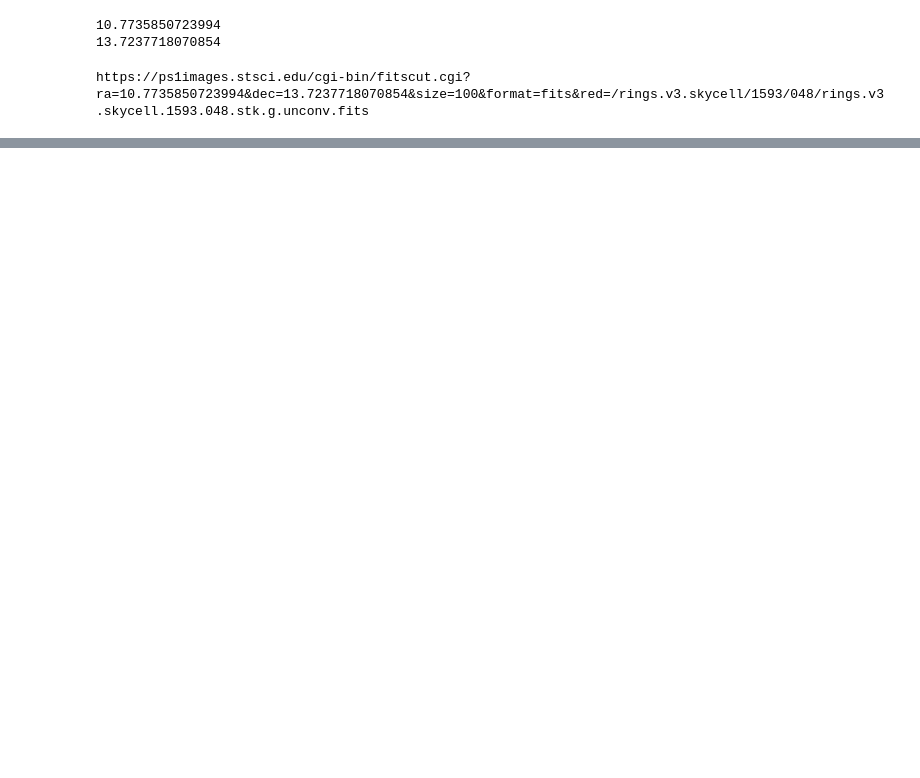
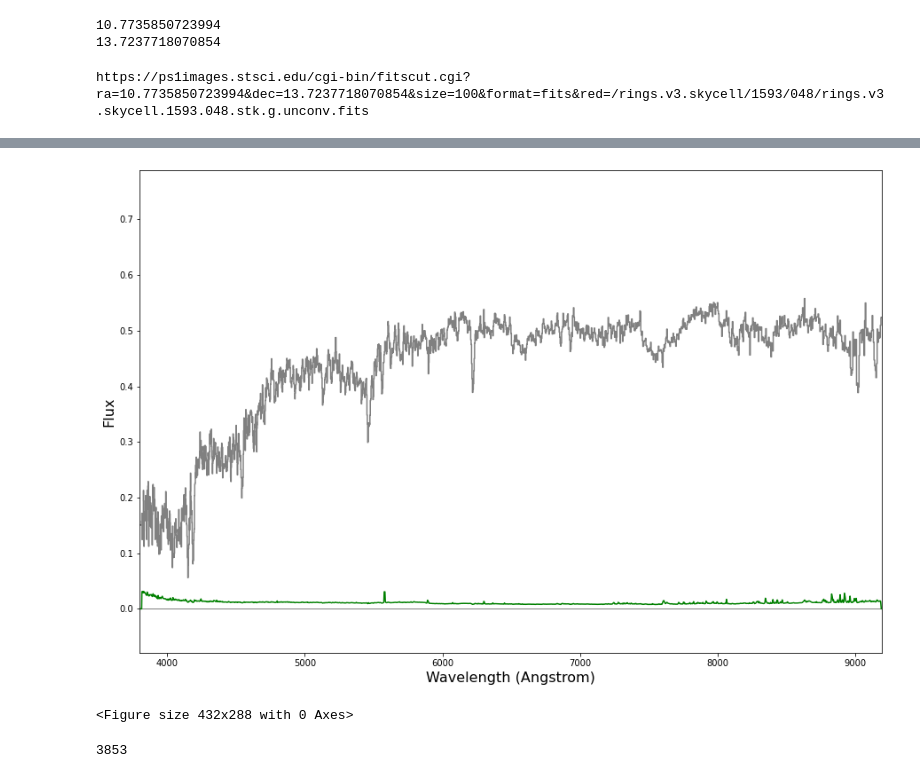
Before and after one commit to samw187/spectra, a Jupyter notebook: Untitled.ipynb, the cells around one changed output, grey strips where cells are left out. Drawn from its saved outputs; the diff is of its cells as text; code cells hidden in the pictures; blank space fills up the shorter version.

```diff
--- a/Untitled.ipynb
+++ b/Untitled.ipynb
@@ -91,0 +232,5 @@ https://ps1images.stsci.edu/cgi-bin/fitscut.cgi?ra=10.7735850723994&dec=13.72377
+# %%
+flux = (2.99792458*10**-5 * 0.001241639954969287/(6201.2**2))
+            #flux2 = (2.99792458*10**-5 * Jy2/(6201.2**2))
+            #flux3 = (2.99792458*10**-5 * Jy3/(6201.2**2))
+flux /= 10**-17
@@ -91,0 +241,15 @@ https://ps1images.stsci.edu/cgi-bin/fitscut.cgi?ra=10.7735850723994&dec=13.72377
+# %%
+origspec = origspec/flux
+origerrs = origerrs/flux
+# %%
+mspec = XSpectrum1D(newwave, np.array(origspec), np.array(origerrs))
+plt.figure(figsize = (15,10))
+mspec.plot()
+plt.savefig('/cosma5/data/durham/dc-will10/final_spec.eps', format='eps')
+# %% [output]
+[figure, added]
+<Figure size 432x288 with 0 Axes>
+# %%
+len(spec1.flux)
+# %% [output]
+3853
```
Also changed, not shown: parts of 7 cells of this notebook, 9 other files.
